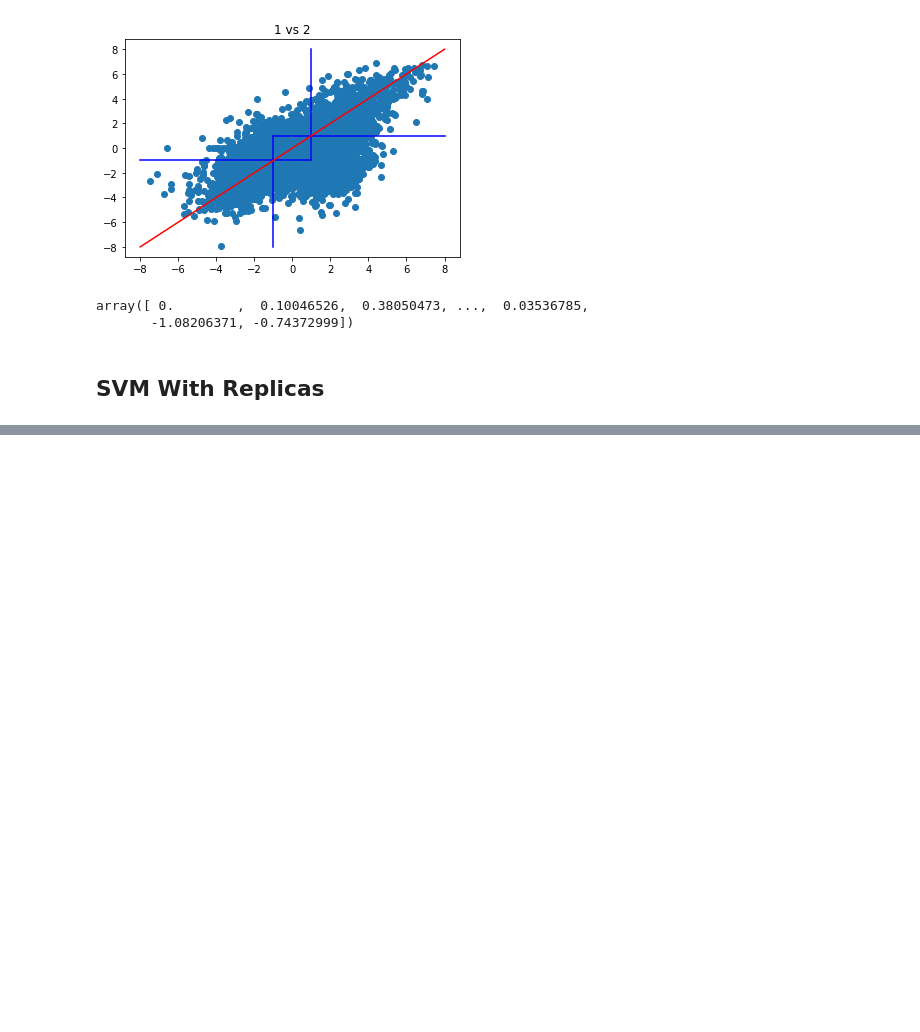
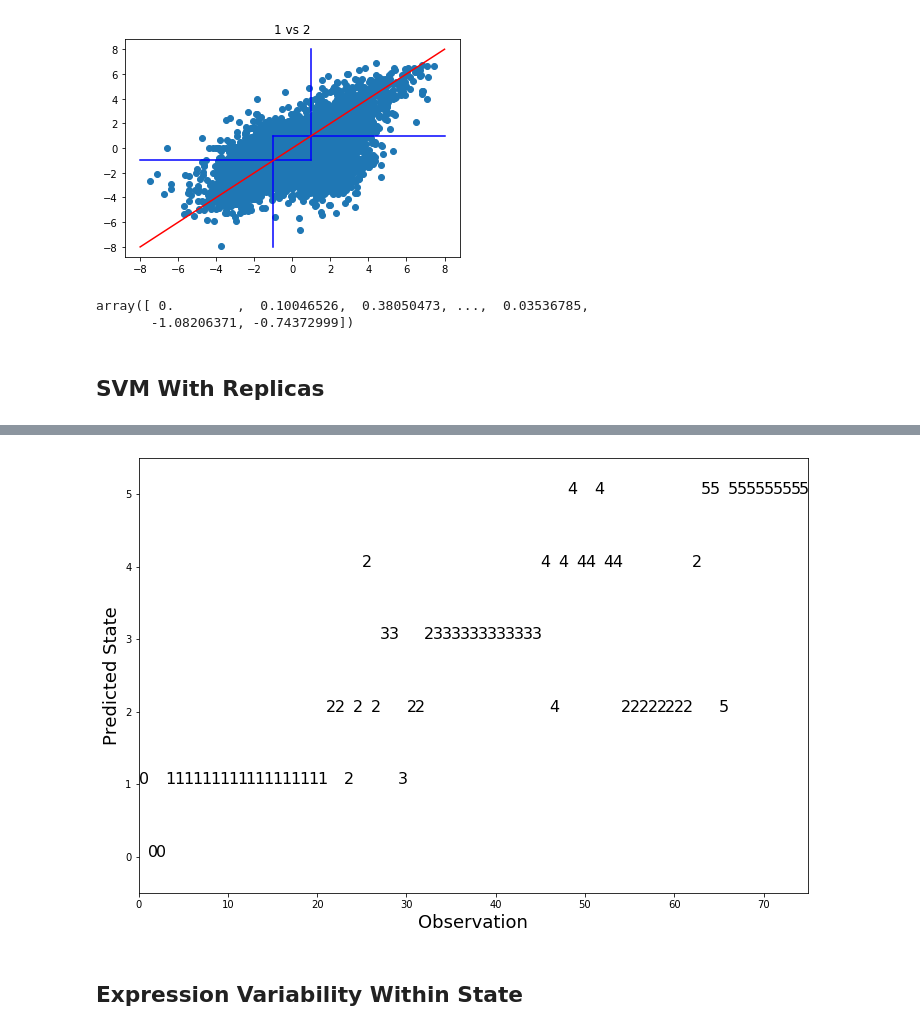
Before and after one commit to uwescience/xstate, a Jupyter notebook: notebooks/SVM Classification Using Individual Replicas.ipynb, the cells around one changed output, grey strips where cells are left out. Saved outputs shown, nothing was run; the diff lists cells and outputs as text; code cells hidden in the pictures; blank space fills up the shorter version.

```diff
--- a/notebooks/SVM Classification Using Individual Replicas.ipynb
+++ b/notebooks/SVM Classification Using Individual Replicas.ipynb
@@ -230,0 +231,4 @@ ser_y
+# %%
+trinary = TrinaryData(is_averaged=False, is_dropT1=False)
+for idx, value in enumerate(trinary.ser_y):
+    print(idx, value)
@@ -230,0 +253,5 @@ ser_y
+# %%
+values = []
+for idx in df_confuse.index:
+    values.append(df_confuse.loc[idx, :].idxmax())
+values
@@ -230,0 +276,20 @@ ser_y
+# %%
+# Text plotplot predicted vs. actual for values in each state
+is_averaged = False
+predicted_states = []
+for idx in df_confuse.index:
+    predicted_states.append(df_confuse.loc[idx, :].idxmax())
+trinary = TrinaryData(is_averaged=is_averaged, is_dropT1=is_averaged)
+states = trinary.ser_y.values
+plt.figure(figsize=(12, 8))
+plt.scatter([-1,80], [-1,7])
+for obs in range(len(values)):
+    _ = plt.text(obs, values[obs], "%d" % states[obs], fontsize=16)
+plt.xlim([0, 75])
+plt.ylim([-0.5, 5.5])
+_ = plt.xlabel("Observation", fontsize=18)
+_ = plt.ylabel("Predicted State", fontsize=18)
+# %% [output]
+[figure, added]
+# %% [markdown]
+## Expression Variability Within State
```
Also changed, not shown: parts of 42 cells of this notebook, 3 other files.
